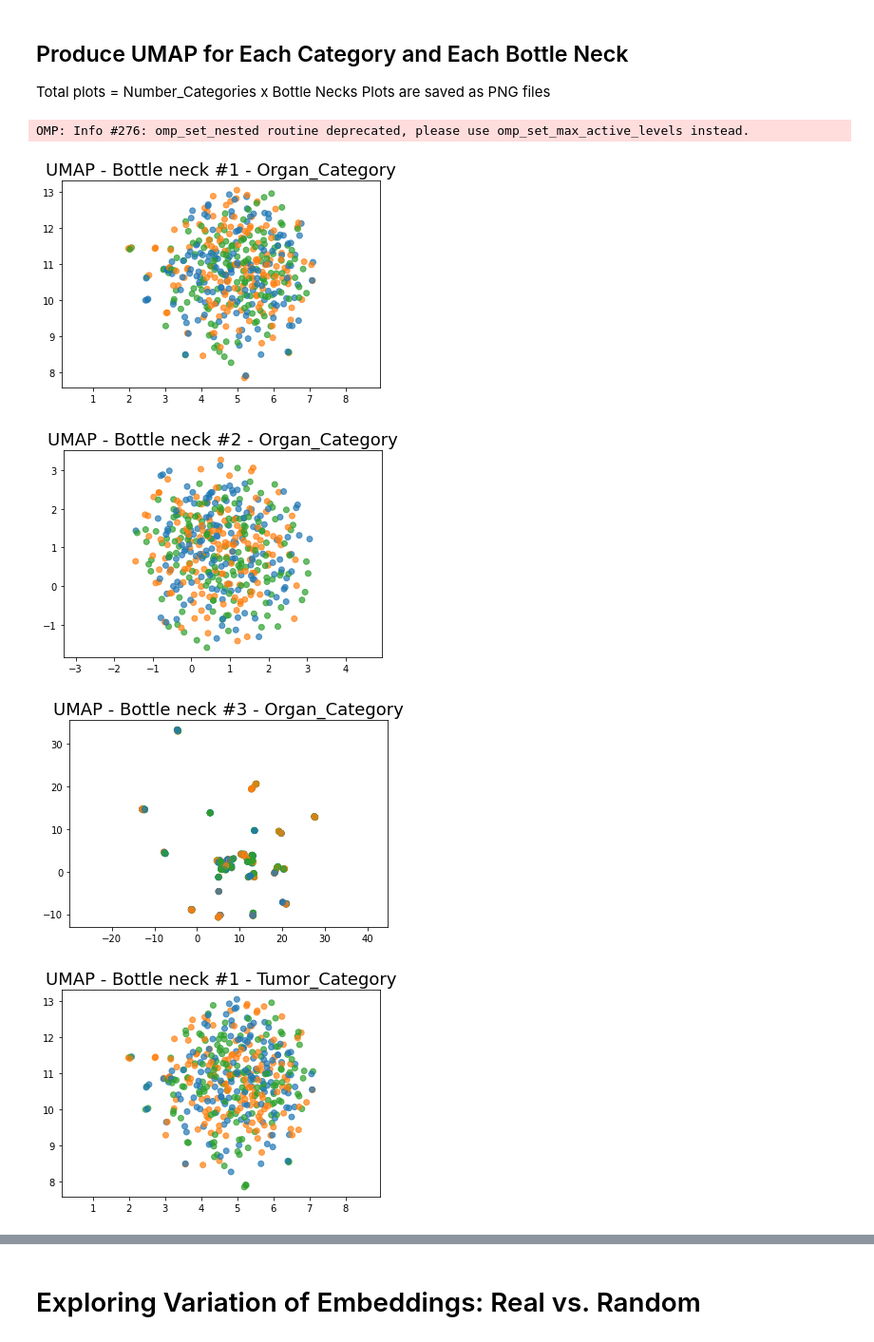
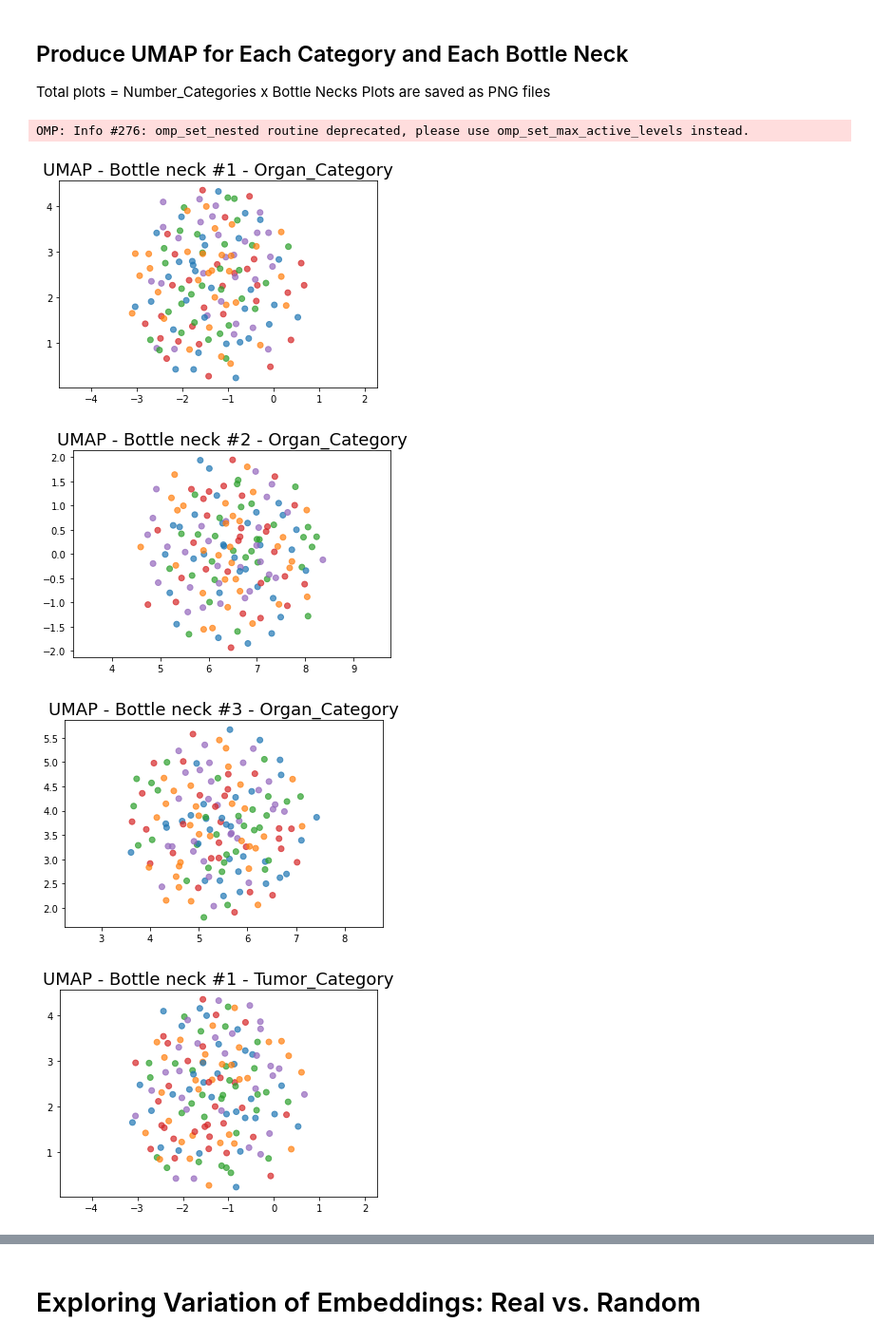
Before and after one commit to aksg87/3D-VQ-VAE-2, a Jupyter notebook: notebooks/view_embeddings.ipynb, the cells around one changed output, grey strips where cells are left out. Shown: that part at 95% size. Drawn from its saved outputs; the diff is of its cells as text; code cells hidden in the pictures.

```diff
--- a/notebooks/view_embeddings.ipynb
+++ b/notebooks/view_embeddings.ipynb
@@ -24,17 +19,25 @@ embeddings_dir = Path(
+# %%
+root = Path("/myfilestore/efs_backups/akshay/04_cropped_OHSU_GT_embeddings_1")
+
+embeddings_dir = Path(
+   "/myfilestore/efs_backups/akshay/04_cropped_OHSU_GT_embeddings_1/version_8_epoch=33588-step=7154455.lmdb"
+)
 # %%
 
-embedding_paths = pd.read_csv ("/myfilestore/efs_backups/akshay/"
-                               "nrrd_vae_cropped_embeddings/data.csv")
+embedding_paths = pd.read_csv (root / "data.csv")
 
-mask_labels = pd.read_csv ("/myfilestore/efs_backups/akshay/"
-                           "nrrd_vae_cropped_embeddings/mask_data.csv")
+mask_labels = pd.read_csv (root / "mask_data.csv")
 
-SUFFIX_MASK = "__model_nnunet__mask__cropped"
-mask_labels['key'] = mask_labels.apply(lambda x: x['file_name'].split(SUFFIX_MASK)[0], axis=1)
+# Isolates stems for mask and volumes to merge csv data
+# TODO: Move outside of this script
+
+SUFFIX_MASK = "__init" # adjust to isolate stem at [0]
+mask_labels['key'] = mask_labels.apply(lambda x: x['filename'].split(SUFFIX_MASK)[0], axis=1)
+mask_labels.drop_duplicates('key', inplace=True)
 
 SUFFIX_VOL = "__vol__cropped"
 embedding_paths['key'] = embedding_paths.apply(lambda x: x['file_name'].split(SUFFIX_VOL)[0], axis=1)
 
-mask_data = embedding_paths.merge(mask_labels, on="key", how="left")
+mask_data = pd.merge(embedding_paths, mask_labels, on='key', how='left')
 # %% [markdown]
 ## Read Data fro LMDB
@@ -123,35 +126,35 @@ plt.show()
  Total plots = Number_Categories x Bottle Necks
  Plots are saved as PNG files
 # %%
-categories = ["Organ_Category", "Tumor_Category", "Class_3_Category"]
+categories = ["Organ_Category", "Tumor_Category"]
 
 for category in categories:
     for bottle_neck_idx in range(3):
 
         reducer = umap.UMAP(random_state=22, transform_seed=22)
         embedding = reducer.fit_transform(scaled_data[bottle_neck_idx])
 
         color_source = mask_data[category].to_numpy()
 
         f, ax = plt.subplots(1, 1)
 
         scatter = ax.scatter(
             embedding[:, 0],
             embedding[:, 1],
             c=[sns.color_palette()[x] for x in color_source],
             alpha=0.7
         )
         plt.gca().set_aspect("equal", "datalim")
         plt.title(
             f"UMAP - Bottle neck #{bottle_neck_idx+1} - {category}",
             fontsize=18,
         )
 
         plt.show()
         f.savefig(f"{category}_bn={bottle_neck_idx}.png", dpi=300)
 # %% [output]
 OMP: Info #276: omp_set_nested routine deprecated, please use omp_set_max_active_levels instead.
-[figure, old version]
+[figure, new version]
-[figure, old version]
+[figure, new version]
-[figure, old version]
+[figure, new version]
-[figure, old version]
+[figure, new version]
```
Also changed, not shown: parts of 7 cells of this notebook.
